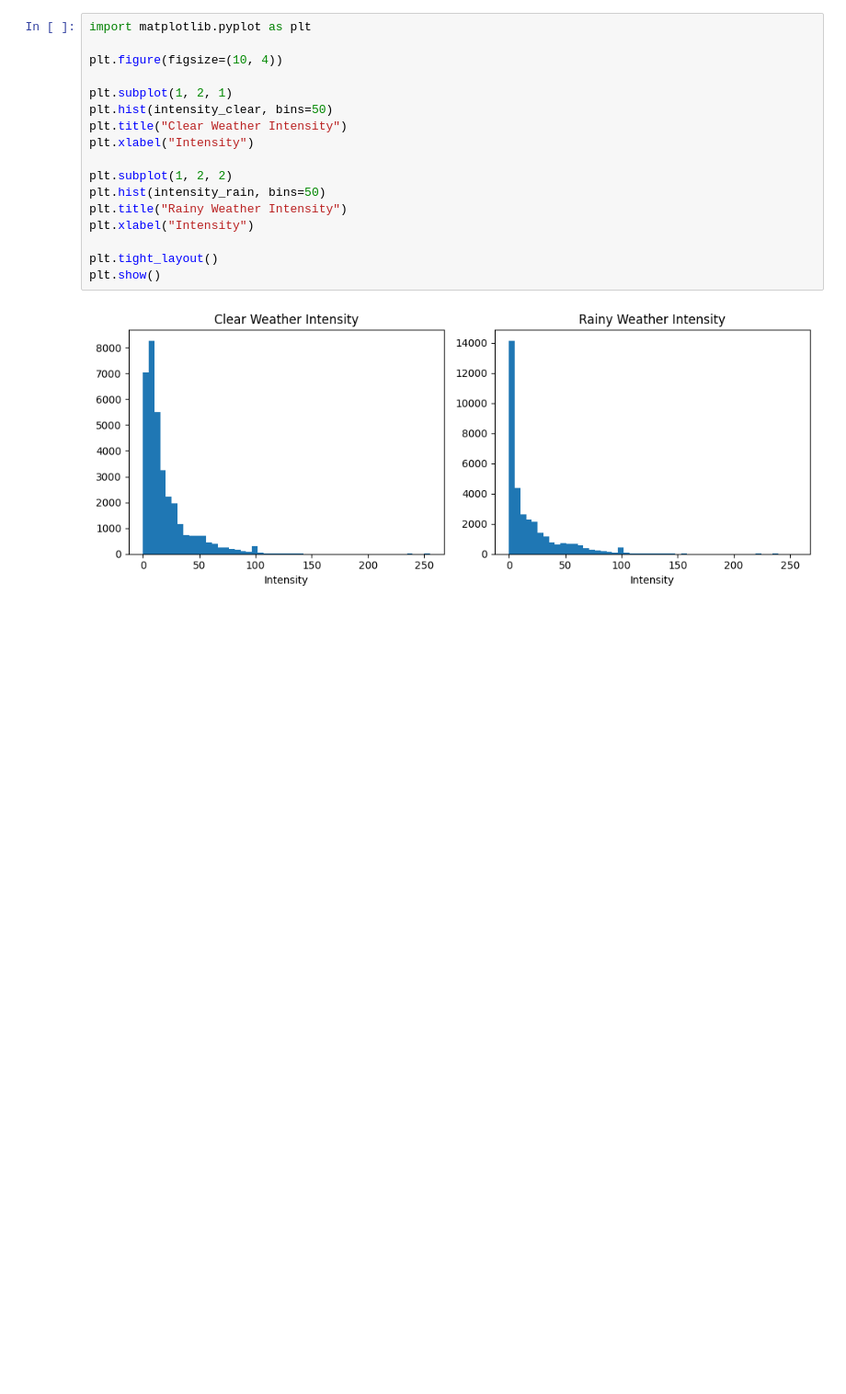
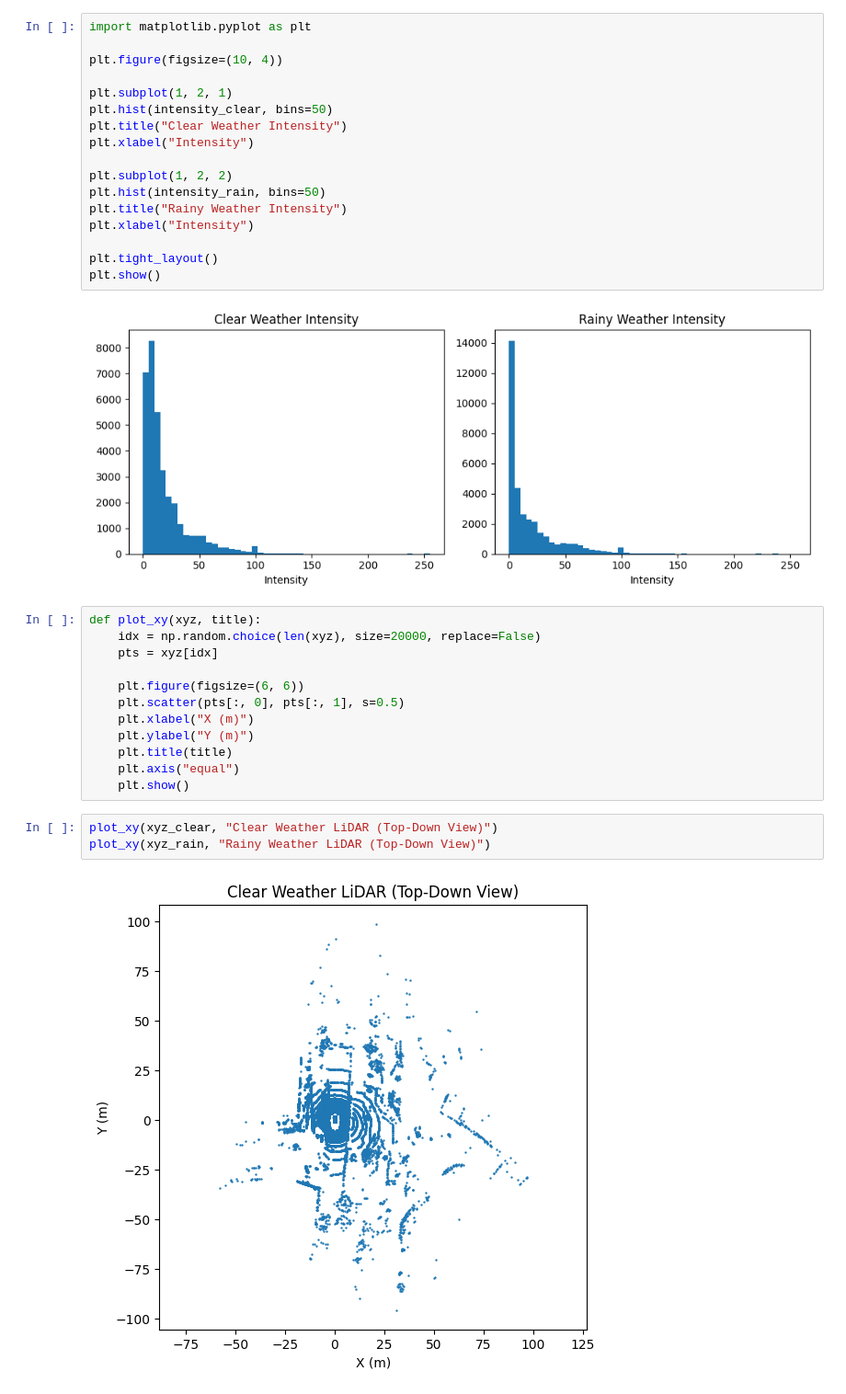
Before and after one commit to darrickpang/Email, a Jupyter notebook: LiDAR_detection.ipynb, the cells around one changed output. Shown at 92% size. Saved outputs shown, nothing was run; the diff lists cells and outputs as text; blank space fills up the shorter version.

```diff
--- a/LiDAR_detection.ipynb
+++ b/LiDAR_detection.ipynb
@@ -210,3 +210,20 @@ plt.tight_layout()
 plt.show()
 # %% [output]
 [figure]
+# %%
+def plot_xy(xyz, title):
+    idx = np.random.choice(len(xyz), size=20000, replace=False)
+    pts = xyz[idx]
+
+    plt.figure(figsize=(6, 6))
+    plt.scatter(pts[:, 0], pts[:, 1], s=0.5)
+    plt.xlabel("X (m)")
+    plt.ylabel("Y (m)")
+    plt.title(title)
+    plt.axis("equal")
+    plt.show()
+# %%
+plot_xy(xyz_clear, "Clear Weather LiDAR (Top-Down View)")
+plot_xy(xyz_rain, "Rainy Weather LiDAR (Top-Down View)")
+# %% [output]
+[figure, added]
```
Also changed, not shown: parts of 3 cells of this notebook.
